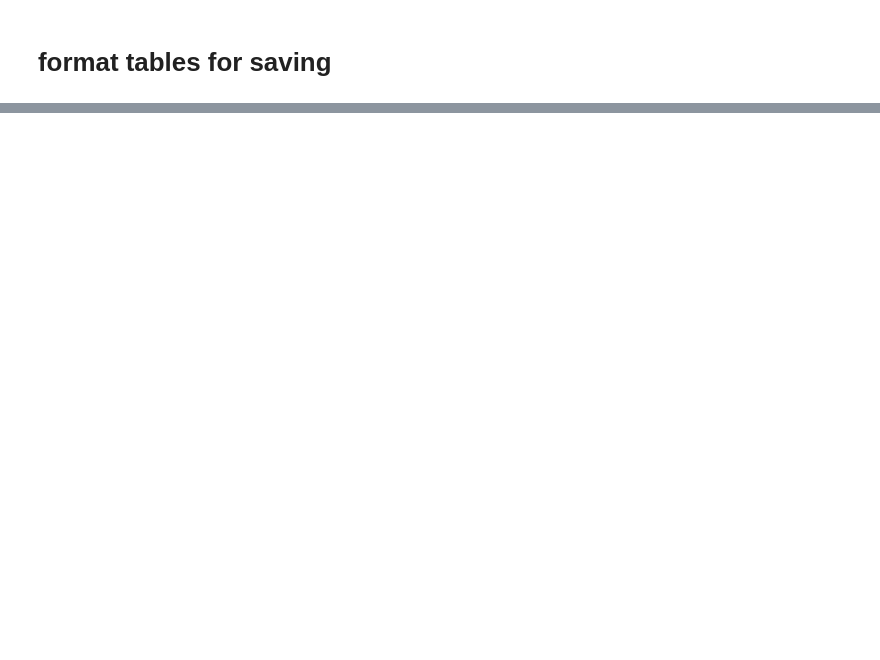
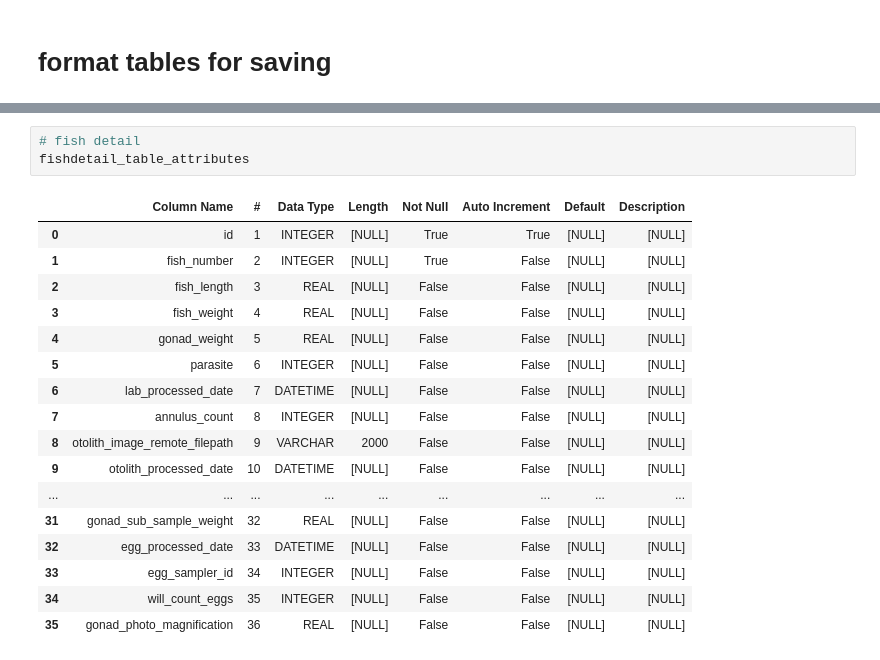
Before and after one commit to dfo-gulf-science/Gaspereau, a Jupyter notebook: 8. Data Wrangling - matching and creating tables.ipynb, the cells around one changed output, grey strips where cells are left out. Saved outputs shown, nothing was run; the diff lists cells and outputs as text; blank space fills up the shorter version.

```diff
--- a/8. Data Wrangling - matching and creating tables.ipynb
+++ b/8. Data Wrangling - matching and creating tables.ipynb
@@ -309,0 +334,21 @@ df_FD.sample(10)
+# %%
+# fish detail
+fishdetail_table_attributes
+# %% [output]
+|  | Column Name | # | Data Type | Length | Not Null | Auto Increment | Default | Description |
+| 0 | id | 1 | INTEGER | [NULL] | True | True | [NULL] | [NULL] |
+| 1 | fish_number | 2 | INTEGER | [NULL] | True | False | [NULL] | [NULL] |
+| 2 | fish_length | 3 | REAL | [NULL] | False | False | [NULL] | [NULL] |
+| 3 | fish_weight | 4 | REAL | [NULL] | False | False | [NULL] | [NULL] |
+| 4 | gonad_weight | 5 | REAL | [NULL] | False | False | [NULL] | [NULL] |
+| 5 | parasite | 6 | INTEGER | [NULL] | False | False | [NULL] | [NULL] |
+| 6 | lab_processed_date | 7 | DATETIME | [NULL] | False | False | [NULL] | [NULL] |
+| 7 | annulus_count | 8 | INTEGER | [NULL] | False | False | [NULL] | [NULL] |
+| 8 | otolith_image_remote_filepath | 9 | VARCHAR | 2000 | False | False | [NULL] | [NULL] |
+| 9 | otolith_processed_date | 10 | DATETIME | [NULL] | False | False | [NULL] | [NULL] |
+| ... | ... | ... | ... | ... | ... | ... | ... | ... |
+| 31 | gonad_sub_sample_weight | 32 | REAL | [NULL] | False | False | [NULL] | [NULL] |
+| 32 | egg_processed_date | 33 | DATETIME | [NULL] | False | False | [NULL] | [NULL] |
+| 33 | egg_sampler_id | 34 | INTEGER | [NULL] | False | False | [NULL] | [NULL] |
+| 34 | will_count_eggs | 35 | INTEGER | [NULL] | False | False | [NULL] | [NULL] |
+| 35 | gonad_photo_magnification | 36 | REAL | [NULL] | False | False | [NULL] | [NULL] |
```
Also changed, not shown: parts of 6 cells of this notebook, 1 other file.
